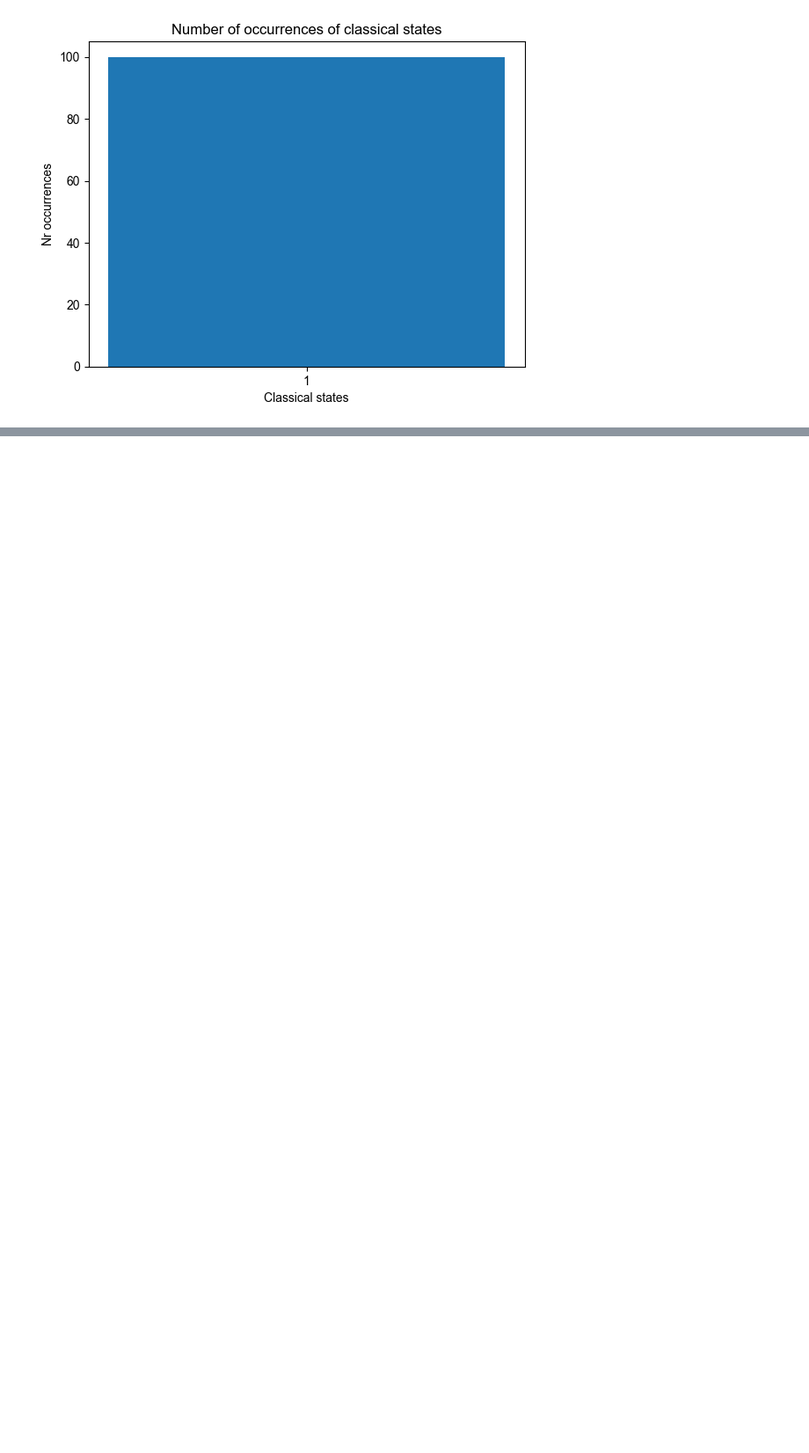
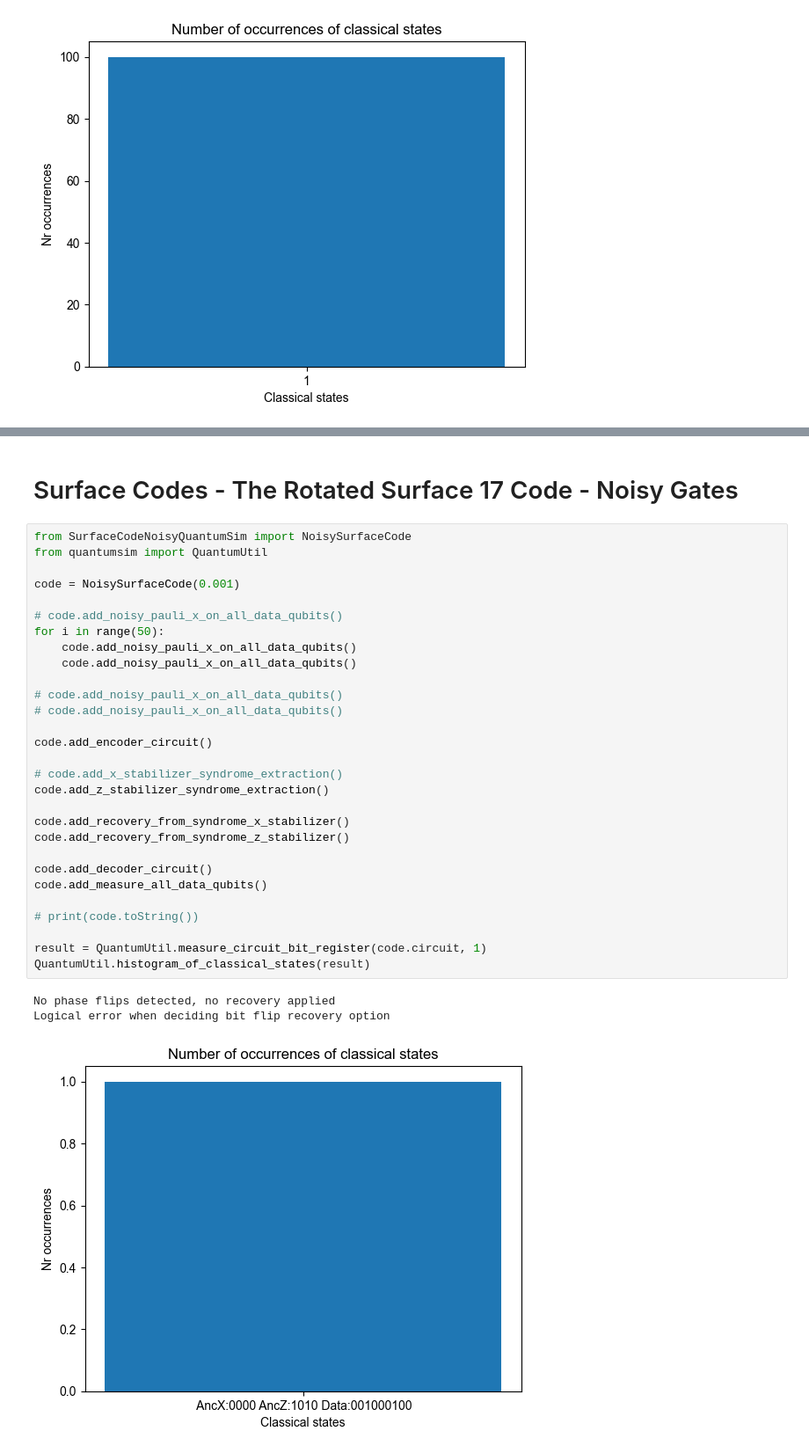
Before and after one commit to Mitch36/QuantumSim-QEC, a Jupyter notebook: QuantumSimSurfaceCodes.ipynb, the cells around one changed output, grey strips where cells are left out. Shown at 88% size. Cells and saved outputs as stored; diff of their text form; blank space fills up the shorter version.

```diff
--- a/QuantumSimSurfaceCodes.ipynb
+++ b/QuantumSimSurfaceCodes.ipynb
@@ -200,0 +165,36 @@ QuantumUtil.histogram_of_classical_states(result)
+# %% [markdown]
+Surface Codes - The Rotated Surface 17 Code - Noisy Gates
+=======================================================
+# %%
+from SurfaceCodeNoisyQuantumSim import NoisySurfaceCode
+from quantumsim import QuantumUtil
+
+code = NoisySurfaceCode(0.001)
+
+# code.add_noisy_pauli_x_on_all_data_qubits()
+for i in range(50):
+    code.add_noisy_pauli_x_on_all_data_qubits()
+    code.add_noisy_pauli_x_on_all_data_qubits()
+
+# code.add_noisy_pauli_x_on_all_data_qubits()
+# code.add_noisy_pauli_x_on_all_data_qubits()
+
+code.add_encoder_circuit()
+
+# code.add_x_stabilizer_syndrome_extraction()
+code.add_z_stabilizer_syndrome_extraction()
+
+code.add_recovery_from_syndrome_x_stabilizer()
+code.add_recovery_from_syndrome_z_stabilizer()
+
+code.add_decoder_circuit()
+code.add_measure_all_data_qubits()
+
+# print(code.toString())
+
+result = QuantumUtil.measure_circuit_bit_register(code.circuit, 1)
+QuantumUtil.histogram_of_classical_states(result)
+# %% [output]
+No phase flips detected, no recovery applied
+Logical error when deciding bit flip recovery option
+[figure, added]
```
Also changed, not shown: parts of 5 cells of this notebook, 13 other files.
